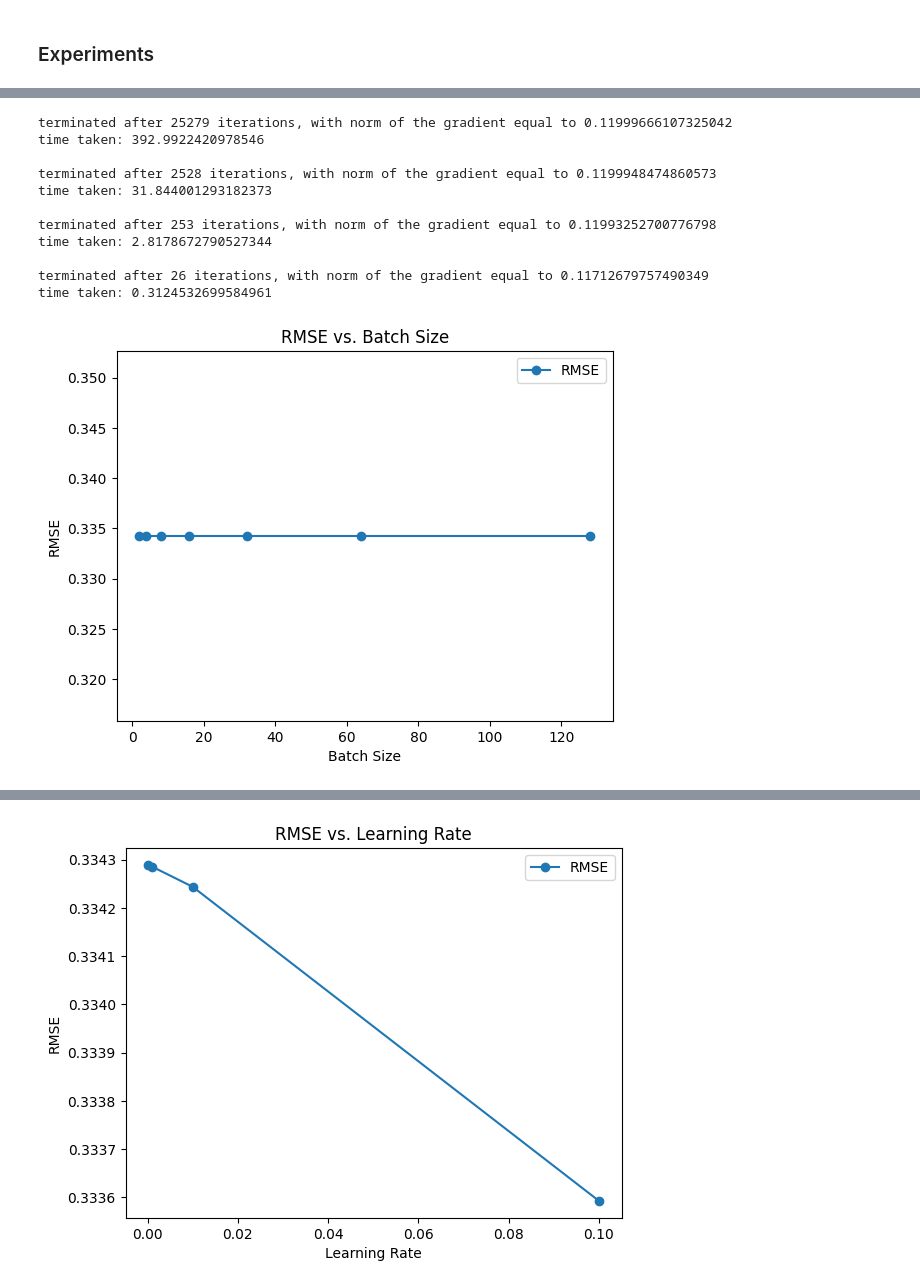
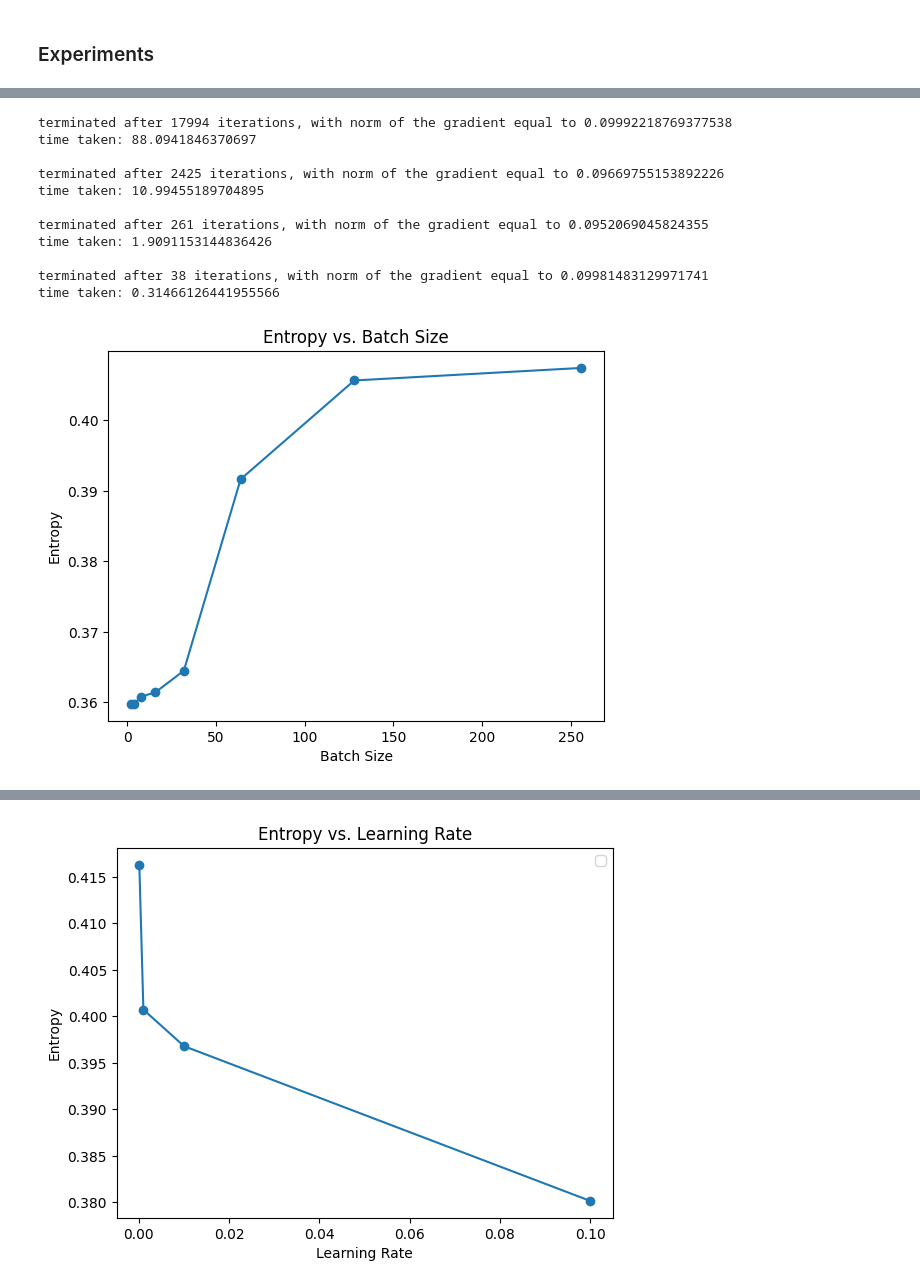
Before and after one commit to benbaz-2/comp551, a Jupyter notebook: assignment1_logistic.ipynb, the cells around one changed output, grey strips where cells are left out. Cells and saved outputs as stored; diff of their text form; code cells hidden in the pictures.

```diff
--- a/assignment1_logistic.ipynb
+++ b/assignment1_logistic.ipynb
@@ -185,13 +181,17 @@ class LogisticRegression:
         return 1 / (1 + np.exp(-z))
 
     def cost(self, x, y): # careful if using this because w has an extra element for the bias                                                     # Entropy loss
-        return np.mean(y * np.log1p(np.exp(-np.dot(x, self.w[:-1, :]))) + (1-y) * np.log1p(np.exp(np.dot(x, self.w[:-1, :])))) # without bias
+        #return np.mean(y * np.log1p(np.exp(-np.dot(x, self.w[:-1, :]))) + (1-y) * np.log1p(np.exp(np.dot(x, self.w[:-1, :])))) # without bias
         #return np.mean(y * np.log1p(self.logistic(np.dot(x, self.w))) + (1-y) * np.log1p(1 - self.logistic(np.dot(x, self.w)))) # with bias
+        N = len(y)
+        predictions = self.logistic(np.dot(x, self.w[:-1, :]))
+        return -np.mean(y * np.log(predictions + 1e-10) + (1 - y) * np.log(1 - predictions + 1e-10))  # Added small value for numerical stability
+
 
     def gradient(self, x, y):
         return np.dot(x.T, self.logistic(np.dot(x, self.w)) - y) / len(y)
 
-    def fit(self, x, y, batch_size=False):
+    def fit(self, x, y):
         if x.ndim == 1:
             x = x[:, None]
         if self.add_bias:
@@ -203,7 +203,7 @@ class LogisticRegression:
         t = 0
         # the code snippet below is for gradient descent
         start = time.time()                                             # This is to get the time for gradient descent to run
-        if not batch_size:                                              # This is for full batch gradient descent
+        if not self.batch_size:                                              # This is for full batch gradient descent
           while np.linalg.norm(g) > self.epsilon and t < self.max_iters:
               g = self.gradient(x, y)
               self.gs.append(np.linalg.norm(g))
@@ -212,9 +212,12 @@ class LogisticRegression:
         else:                                                           # This is for mini-batch gradient descent
             while np.linalg.norm(g) > self.epsilon and t < self.max_iters:
                 # Randomly sample a mini-batch from the data
-                sampled_data = pd.DataFrame(np.column_stack((x, y))).sample(n=batch_size, replace=False)
-                x_batch = np.array(sampled_data.iloc[:, :-1])  # Features for the batch
-                y_batch = np.array(sampled_data.iloc[:, -1:])  # Targets for the batch
+                #sampled_data = pd.DataFrame(np.column_stack((x, y))).sample(n=batch_size, replace=False)
+                #x_batch = np.array(sampled_data.iloc[:, :-1])  # Features for the batch
+                #y_batch = np.array(sampled_data.iloc[:, -1:])  # Targets for the batch
+                indices = np.random.choice(N, size=self.batch_size, replace=False)
+                x_batch = x[indices, :]
+                y_batch = y[indices, :]
 
                 g = self.gradient(x_batch, y_batch)  # Calculate the gradient
                 self.gs.append(np.linalg.norm(g))
@@ -390,17 +371,17 @@ plt.show()
 
 x_train, x_test, y_train, y_test = split(X, y, random_state=42)
 
-sizes = [2, 4, 8, 16, 32, 64, 128]
-rmse_batch = []                   # Will strore rmse for each batch size
+sizes = [2, 4, 8, 16, 32, 64, 128, 256]
+losses_batch = []                   # Will strore rmse for each batch size
 gss_batch = []                    # will store gradient norms for each batch size
 t_batch = []                      # will store time for each batch size
 n_iter_batch = []                 # will store number of iterations for each batch size
 
 for s in sizes:
-  model = LogisticRegression(batch_size=s)
+  model = LogisticRegression(batch_size=s, epsilon=0.1)
   model.fit(x_train, y_train)
   yh = model.predict(x_test)
-  rmse_batch.append((np.mean((y_test - yh) ** 2)) ** 0.5)
+  losses_batch.append(model.cost(x_test, y_test))
   gss_batch.append(model.gs)
   t_batch.append(model.time)
   n_iter_batch.append(model.num_iter)
@@ -429,46 +407,45 @@ time taken: 9.44945216178894
 # Different learning rates
 
 learning_rates = [.0001, .001, 0.01, 0.1]
-rmse_lr = []
+losses_lr = []
 gss_lr = []
 t_lr = []
 n_iter_lr = []
 
 
 for l in learning_rates:
-  model = LogisticRegression(learning_rate=l, batch_size=64)
+  model = LogisticRegression(learning_rate=l, batch_size=256, epsilon=0.1)
   model.fit(x_train, y_train)
   yh = model.predict(x_test)
-  rmse_lr.append((np.mean((y_test - yh) ** 2)) ** 0.5)
+  losses_lr.append(model.cost(x_test, y_test))
   gss_lr.append(model.gs)
   t_lr.append(model.time)
   n_iter_lr.append(model.num_iter)
 # %% [output]
-terminated after 25279 iterations, with norm of the gradient equal to 0.11999666107325042
-time taken: 392.9922420978546
+terminated after 17994 iterations, with norm of the gradient equal to 0.09992218769377538
+time taken: 88.0941846370697
 
-terminated after 2528 iterations, with norm of the gradient equal to 0.1199948474860573
-time taken: 31.844001293182373
+terminated after 2425 iterations, with norm of the gradient equal to 0.09669755153892226
+time taken: 10.99455189704895
 
-terminated after 253 iterations, with norm of the gradient equal to 0.11993252700776798
-time taken: 2.8178672790527344
+terminated after 261 iterations, with norm of the gradient equal to 0.0952069045824355
+time taken: 1.9091153144836426
 
-terminated after 26 iterations, with norm of the gradient equal to 0.11712679757490349
-time taken: 0.3124532699584961
+terminated after 38 iterations, with norm of the gradient equal to 0.09981483129971741
+time taken: 0.31466126441955566
 # %%
-plt.plot(sizes, rmse_batch, label='RMSE', marker='o')
+plt.plot(sizes, losses_batch, label='RMSE', marker='o')
 plt.xlabel('Batch Size')
-plt.ylabel('RMSE')
-plt.title('RMSE vs. Batch Size')
-plt.legend()
+plt.ylabel('Entropy')
+plt.title('Entropy vs. Batch Size')
 plt.show()
 # %% [output]
-[figure, old version]
+[figure, new version]
 # %%
-plt.plot(learning_rates, rmse_lr, label='RMSE', marker='o')
+plt.plot(learning_rates, losses_lr, marker='o')
 plt.xlabel('Learning Rate')
-plt.ylabel('RMSE')
-plt.title('RMSE vs. Learning Rate')
+plt.ylabel('Entropy')
+plt.title('Entropy vs. Learning Rate')
 plt.legend()
 plt.show()
 # %% [output]
@@ -475,4 +453,4 @@ plt.show()
-[figure, old version]
+[figure, new version]
 # %%
 plt.plot(sizes, n_iter_batch, label='Number of Iterations', marker='o')
 plt.xlabel('Batch Size')
```
Also changed, not shown: parts of 10 cells of this notebook.
